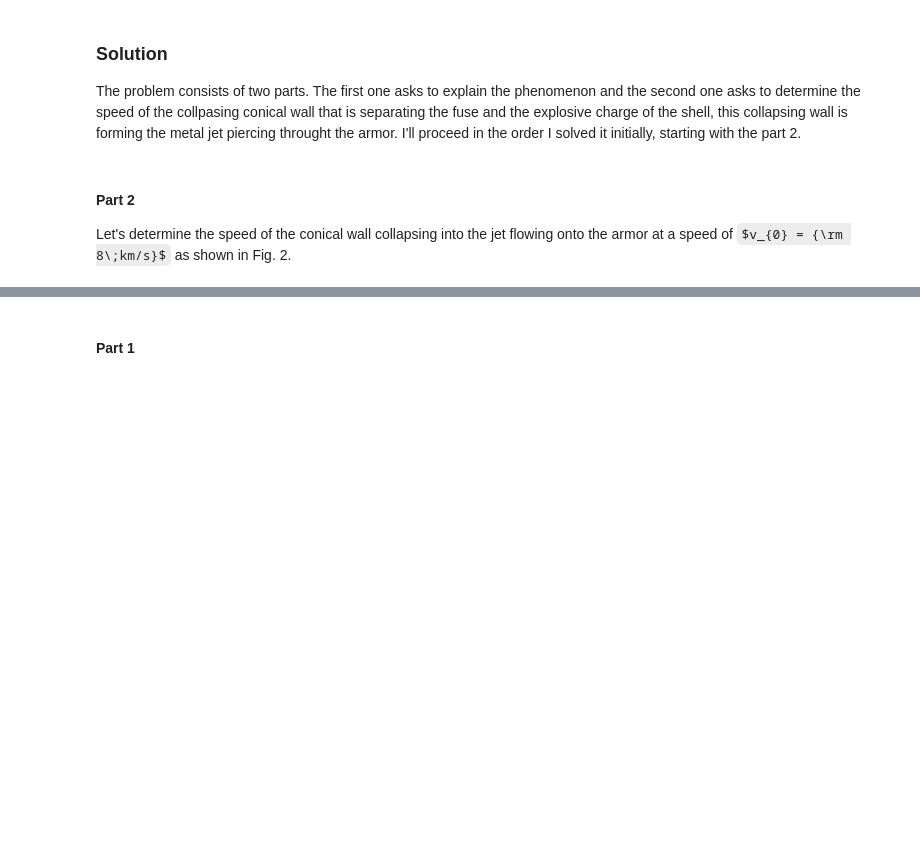
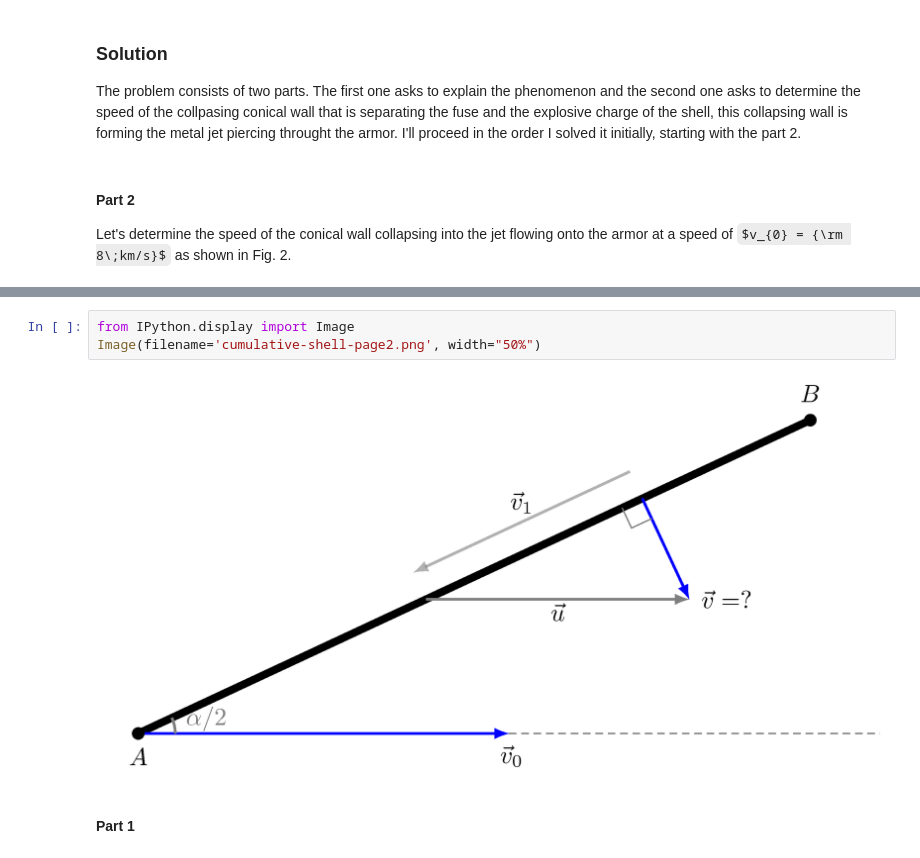
Before and after one commit to guziy/PyNotebooks, a Jupyter notebook: guziy.blogspot.com/cumulative-anti-tank-shell.ipynb, the cells around one changed output, grey strips where cells are left out. Saved outputs shown, nothing was run; the diff lists cells and outputs as text; some formulas as TeX source; blank space fills up the shorter version.

```diff
--- a/guziy.blogspot.com/cumulative-anti-tank-shell.ipynb
+++ b/guziy.blogspot.com/cumulative-anti-tank-shell.ipynb
@@ -37,3 +30,8 @@ display(svg)
+# %%
+from IPython.display import Image
+Image(filename='cumulative-shell-page2.png', width="50%")
+# %% [output]
+[figure, added]
 # %% [markdown]
 
 #### Part 1
```
Also changed, not shown: parts of 7 cells of this notebook, 8 other files.
